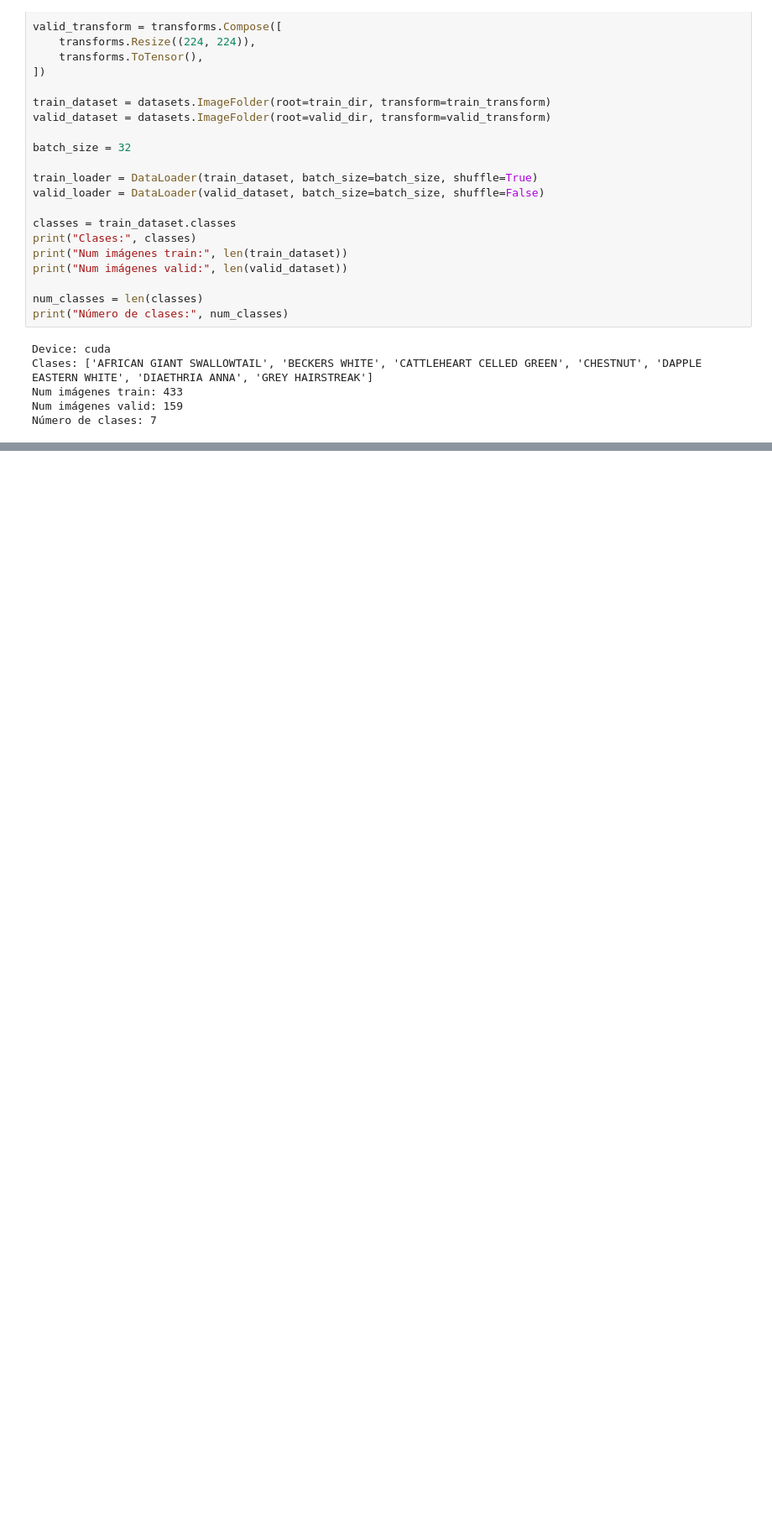
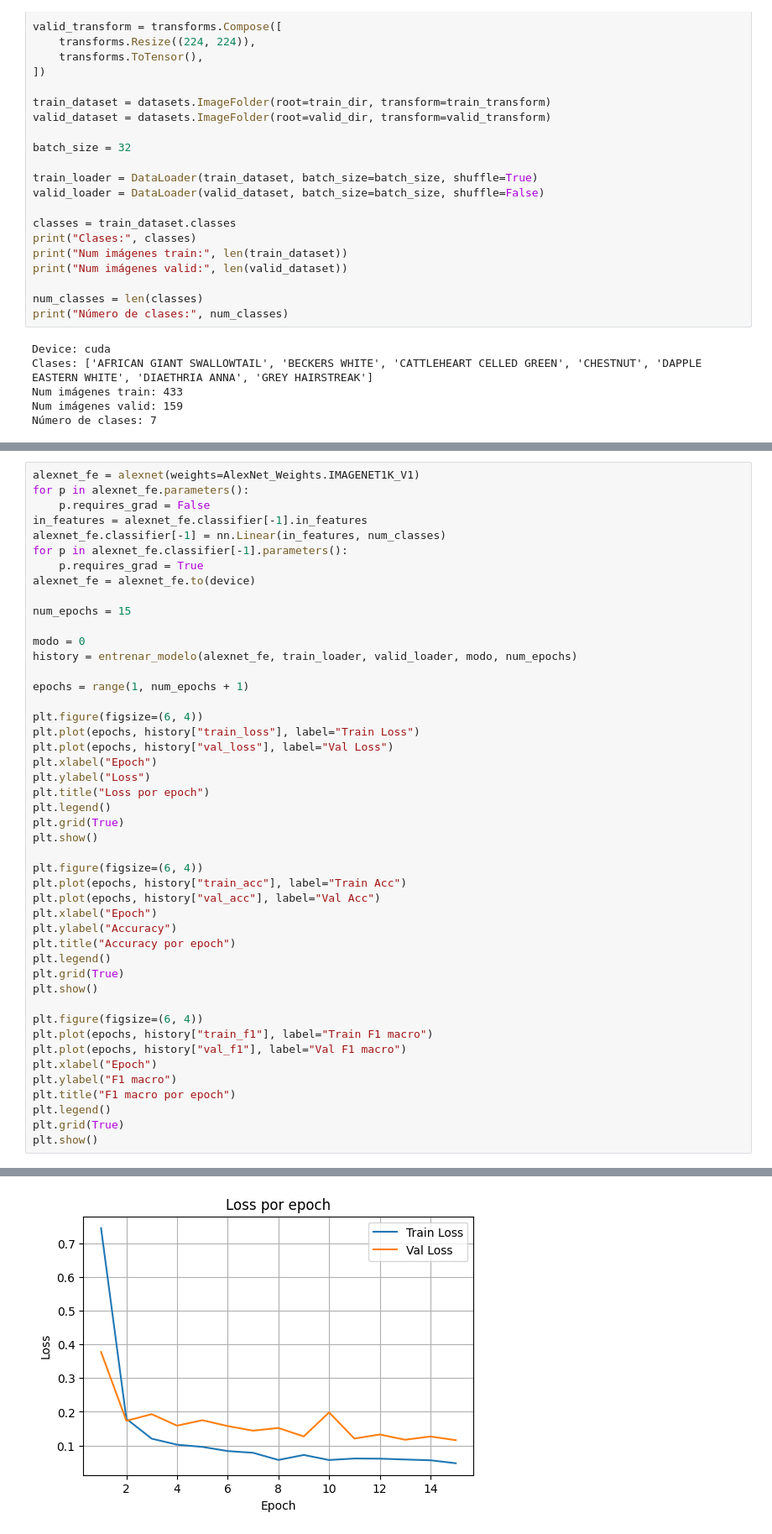
Before and after one commit to comejia/ceia-computer-vision-ii, a Jupyter notebook: Clase_3/Notebooks/modelos_pre_entrenados.ipynb, the cells around one changed output, grey strips where cells are left out. Shown at 84% size. Cells and saved outputs as stored; diff of their text form; blank space fills up the shorter version.

```diff
--- a/Clase_3/Notebooks/modelos_pre_entrenados.ipynb
+++ b/Clase_3/Notebooks/modelos_pre_entrenados.ipynb
@@ -793,0 +419,47 @@ Predicción: AFRICAN GIANT SWALLOWTAIL (36.78 %)
+# %%
+alexnet_fe = alexnet(weights=AlexNet_Weights.IMAGENET1K_V1)
+for p in alexnet_fe.parameters():
+    p.requires_grad = False
+in_features = alexnet_fe.classifier[-1].in_features
+alexnet_fe.classifier[-1] = nn.Linear(in_features, num_classes)
+for p in alexnet_fe.classifier[-1].parameters():
+    p.requires_grad = True
+alexnet_fe = alexnet_fe.to(device)
+
+num_epochs = 15
+
+modo = 0
+history = entrenar_modelo(alexnet_fe, train_loader, valid_loader, modo, num_epochs)
+
+epochs = range(1, num_epochs + 1)
+
+plt.figure(figsize=(6, 4))
+plt.plot(epochs, history["train_loss"], label="Train Loss")
+plt.plot(epochs, history["val_loss"], label="Val Loss")
+plt.xlabel("Epoch")
+plt.ylabel("Loss")
+plt.title("Loss por epoch")
+plt.legend()
+plt.grid(True)
+plt.show()
+
+plt.figure(figsize=(6, 4))
+plt.plot(epochs, history["train_acc"], label="Train Acc")
+plt.plot(epochs, history["val_acc"], label="Val Acc")
+plt.xlabel("Epoch")
+plt.ylabel("Accuracy")
+plt.title("Accuracy por epoch")
+plt.legend()
+plt.grid(True)
+plt.show()
+
+plt.figure(figsize=(6, 4))
+plt.plot(epochs, history["train_f1"], label="Train F1 macro")
+plt.plot(epochs, history["val_f1"], label="Val F1 macro")
+plt.xlabel("Epoch")
+plt.ylabel("F1 macro")
+plt.title("F1 macro por epoch")
+plt.legend()
+plt.grid(True)
+plt.show()
+# %% [output]
@@ -793,0 +481 @@ Predicción: AFRICAN GIANT SWALLOWTAIL (36.78 %)
+[figure, added]
```
Also changed, not shown: parts of 45 cells of this notebook, 6 other files.
